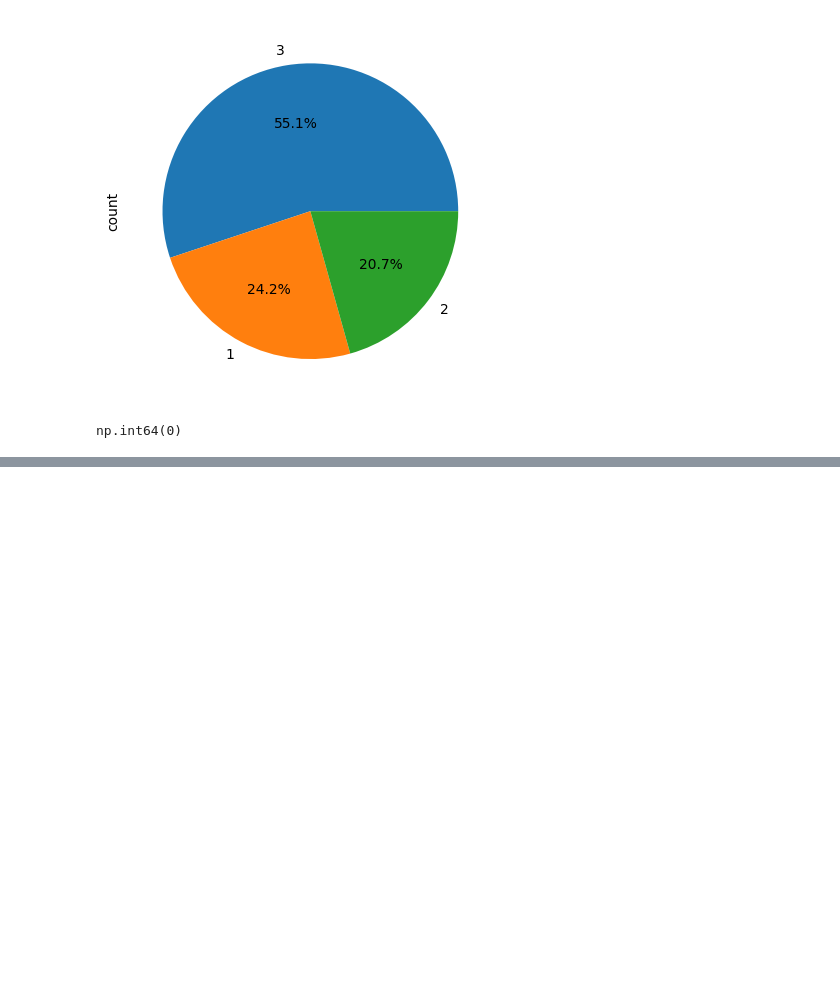
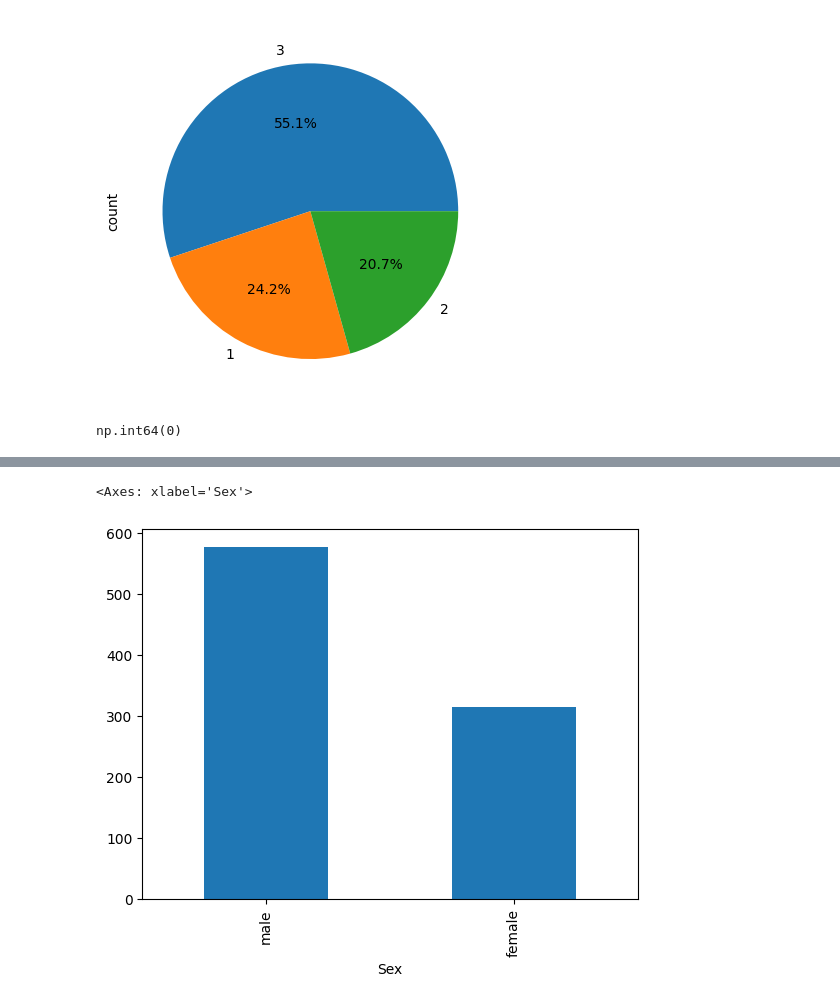
Before and after one commit to Muhammad-Waleed-Source/Exploratory-Data-Analysis, a Jupyter notebook: EDA.ipynb, the cells around one changed output, grey strips where cells are left out. Drawn from its saved outputs; the diff is of its cells as text; code cells hidden in the pictures; blank space fills up the shorter version.

```diff
--- a/EDA.ipynb
+++ b/EDA.ipynb
@@ -303,0 +318,5 @@ np.int64(0)
+# %%
+df['Sex'].value_counts().plot(kind='bar')
+# %% [output]
+<Axes: xlabel='Sex'>
+[figure, added]
```
Also changed, not shown: parts of 4 cells of this notebook.
